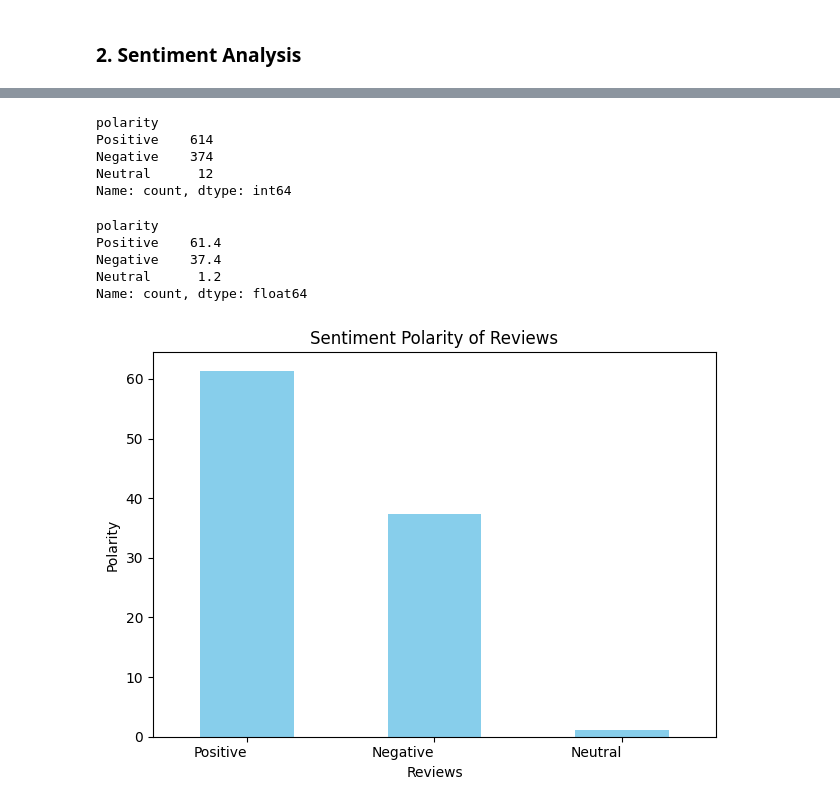
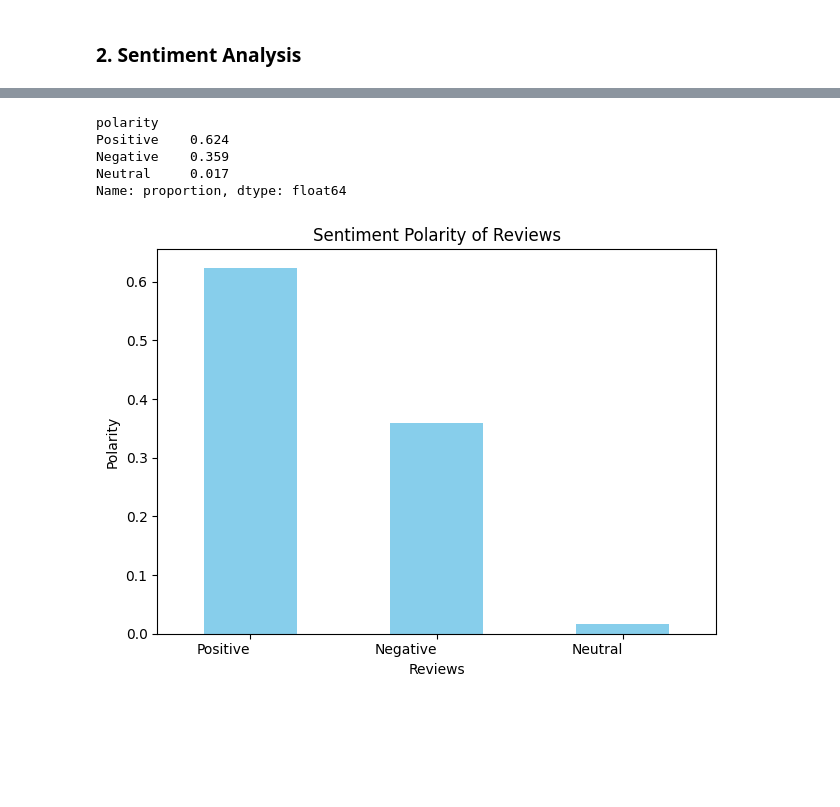
Before and after one commit to Sennan-Li/Customer-Bookings-Prediction, a Jupyter notebook: Task 1/Task 1.ipynb, the cells around one changed output, grey strips where cells are left out. Drawn from its saved outputs; the diff is of its cells as text; code cells hidden in the pictures; blank space fills up the shorter version.

```diff
--- a/Task 1/Task 1.ipynb
+++ b/Task 1/Task 1.ipynb
@@ -79,0 +115,10 @@ df['reviews'] = df['reviews'].apply(lambda review: remove_unwanted_text(review,
+# %%
+def remove_unwanted(text):
+   unwanted = ["verified", "trip verified"]
+   blob = TextBlob(text)
+   cleaned_words = [word for word in blob.words if word.lower() not in unwanted and len(word)>2]
+   cleaned_text = ' '.join(cleaned_words)
+   return cleaned_text
+
+# Apply remove_unwanted(text) to reviews columns
+df['reviews'] = df['reviews'].apply(lambda x: remove_unwanted(x))
@@ -103,11 +162,2 @@ plt.show()
 # %% [markdown]
 ### 2. Sentiment Analysis
-# %%
-# Function to get sentiment
-def get_sentiment(text):
-    blob = TextBlob(text)
-    return blob.sentiment.polarity
-
-# Apply the function to each review
-df['polarity score'] = df['reviews'].apply(lambda review: pd.Series(get_sentiment(review)))
-df.head()
@@ -120,0 +164,3 @@ df.head()
+# %%
+df['polarity score'] = df['reviews'].apply(lambda x: TextBlob(x).sentiment.polarity)
+df.head()
@@ -126,4 +179,4 @@ def get_polarity(score):
        return "Negative"
    else:
        return "Neutral"
-df['polarity'] = df['polarity score'].apply(lambda score: get_polarity(score))
+df['polarity'] = df['polarity score'].apply(lambda x: get_polarity(x))
@@ -146,30 +183,19 @@ df.loc[df['polarity'] == "Neutral"]
-# %%
-value_counts = df["polarity"].value_counts()
-value_counts
-# %% [output]
-polarity
-Positive    614
-Negative    374
-Neutral      12
-Name: count, dtype: int64
-# %%
-value_percentages = (value_counts / value_counts.sum()) * 100
-value_percentages
-# %% [output]
-polarity
-Positive    61.4
-Negative    37.4
-Neutral      1.2
-Name: count, dtype: float64
+# %%
+df["polarity"].value_counts(normalize=1)
+# %% [output]
+polarity
+Positive    0.624
+Negative    0.359
+Neutral     0.017
+Name: proportion, dtype: float64
 # %%
 # Plot the sentiment polarity
-
-value_percentages.plot(kind='bar', color='skyblue')
+df["polarity"].value_counts(normalize=1).plot(kind='bar', color='skyblue')
 plt.title('Sentiment Polarity of Reviews')
 plt.xlabel('Reviews')
 plt.ylabel('Polarity')
 plt.xticks(rotation=0, ha='right')
 plt.tight_layout()
 plt.show()
 # %% [output]
-[figure, old version]
+[figure, new version]
```
Also changed, not shown: parts of 18 cells of this notebook, 7 other files.
